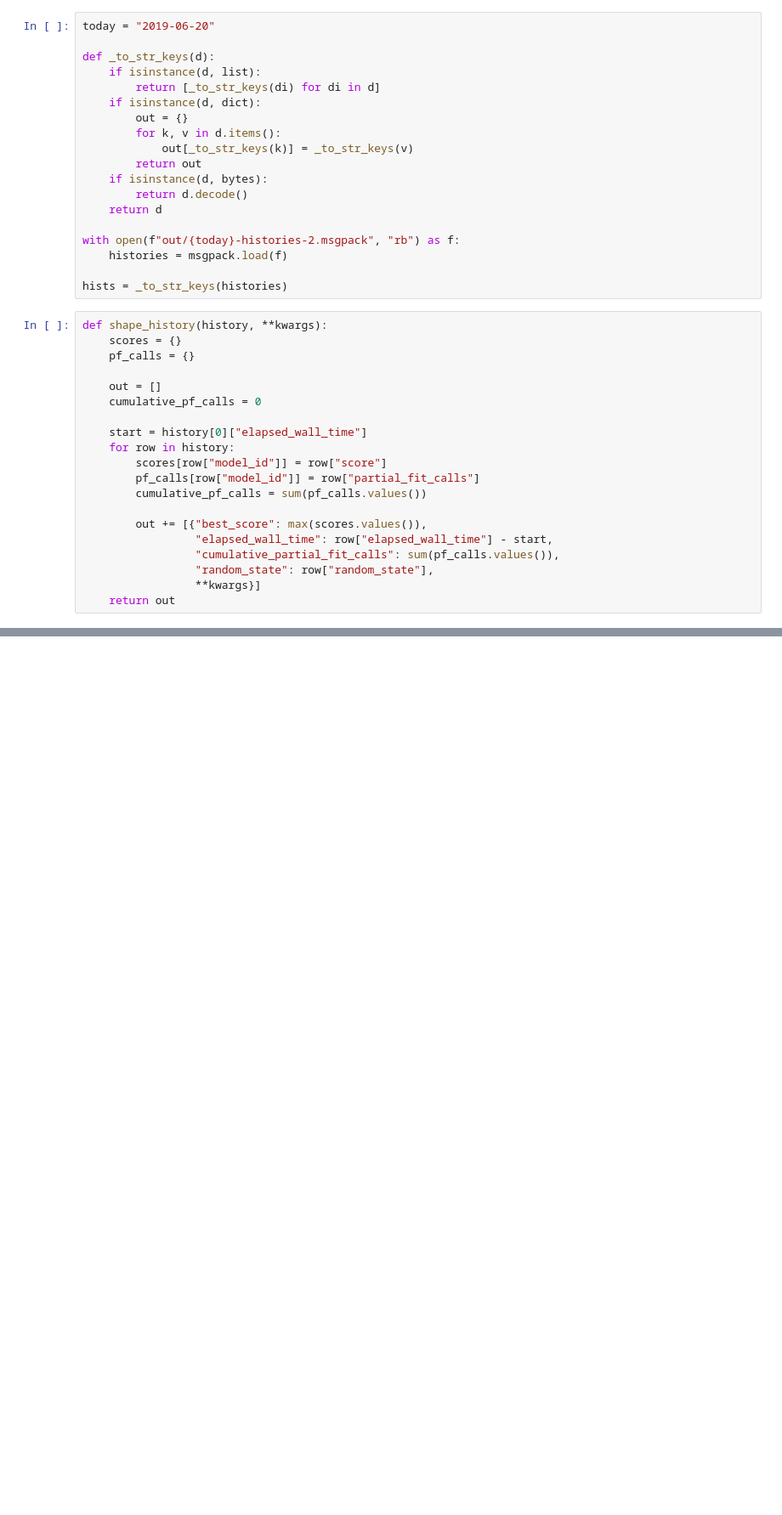
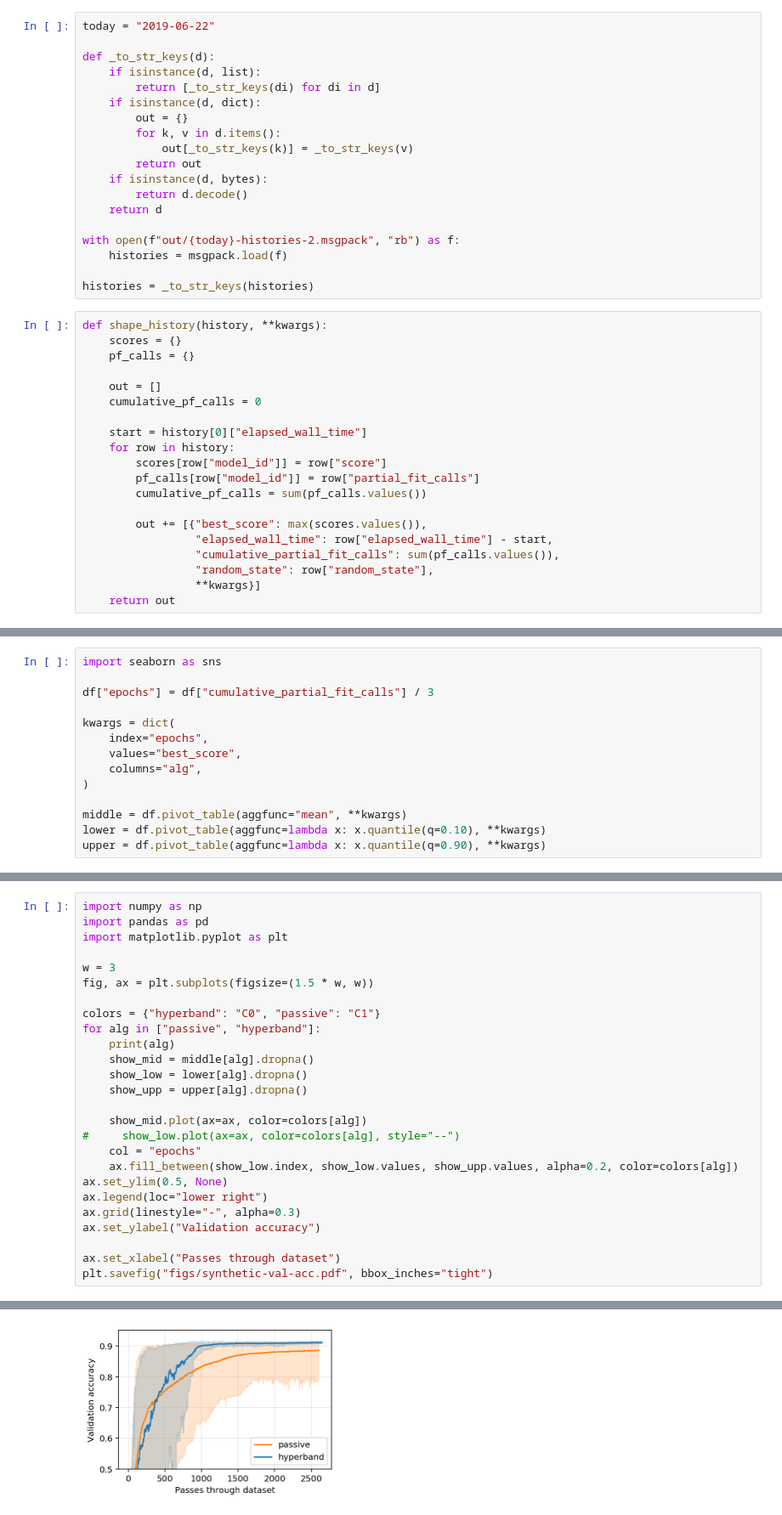
Before and after one commit to stsievert/dask-hyperband-comparison, a Jupyter notebook: synthetic/Fashion-MNIST-viz.ipynb, the cells around one changed output, grey strips where cells are left out. Shown at 85% size. Drawn from its saved outputs; the diff is of its cells as text; blank space fills up the shorter version.

```diff
--- a/synthetic/Fashion-MNIST-viz.ipynb
+++ b/synthetic/Fashion-MNIST-viz.ipynb
@@ -14,5 +36,5 @@ import itertools
 # %%
-today = "2019-06-20"
+today = "2019-06-22"
 
 def _to_str_keys(d):
     if isinstance(d, list):
@@ -29,7 +51,7 @@ def _to_str_keys(d):
 with open(f"out/{today}-histories-2.msgpack", "rb") as f:
     histories = msgpack.load(f)
 
-hists = _to_str_keys(histories)
+histories = _to_str_keys(histories)
 # %%
 def shape_history(history, **kwargs):
     scores = {}
@@ -136,0 +177,14 @@ ax.set_ylim(0.5, None)
+# %%
+import seaborn as sns
+
+df["epochs"] = df["cumulative_partial_fit_calls"] / 3
+
+kwargs = dict(
+    index="epochs",
+    values="best_score",
+    columns="alg",
+)
+
+middle = df.pivot_table(aggfunc="mean", **kwargs)
+lower = df.pivot_table(aggfunc=lambda x: x.quantile(q=0.10), **kwargs)
+upper = df.pivot_table(aggfunc=lambda x: x.quantile(q=0.90), **kwargs)
@@ -136,0 +201,27 @@ ax.set_ylim(0.5, None)
+# %%
+import numpy as np
+import pandas as pd
+import matplotlib.pyplot as plt
+
+w = 3
+fig, ax = plt.subplots(figsize=(1.5 * w, w))
+
+colors = {"hyperband": "C0", "passive": "C1"}
+for alg in ["passive", "hyperband"]:
+    print(alg)
+    show_mid = middle[alg].dropna()
+    show_low = lower[alg].dropna()
+    show_upp = upper[alg].dropna()
+
+    show_mid.plot(ax=ax, color=colors[alg])
+#     show_low.plot(ax=ax, color=colors[alg], style="--")
+    col = "epochs"
+    ax.fill_between(show_low.index, show_low.values, show_upp.values, alpha=0.2, color=colors[alg])
+ax.set_ylim(0.5, None)
+ax.legend(loc="lower right")
+ax.grid(linestyle="-", alpha=0.3)
+ax.set_ylabel("Validation accuracy")
+
+ax.set_xlabel("Passes through dataset")
+plt.savefig("figs/synthetic-val-acc.pdf", bbox_inches="tight")
+# %% [output]
@@ -136,0 +230 @@ ax.set_ylim(0.5, None)
+[figure, added]
```
Also changed, not shown: parts of 14 cells of this notebook, 13 other files.
